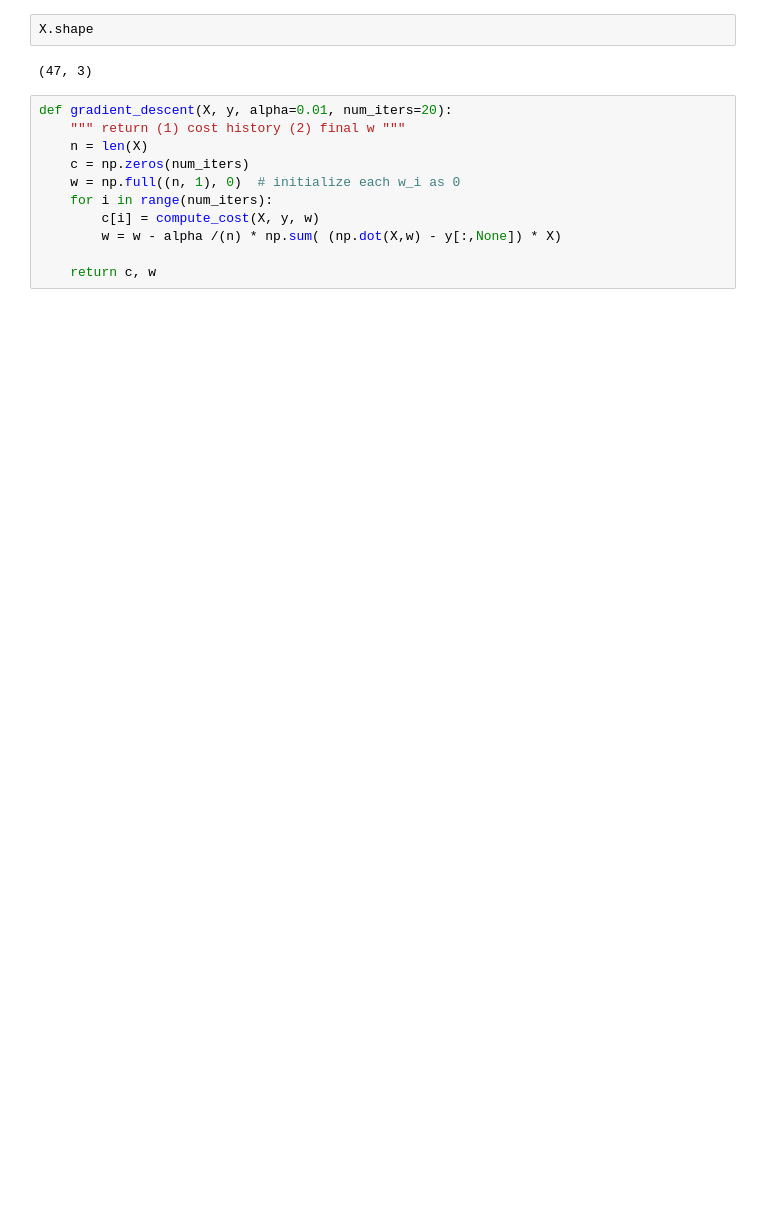
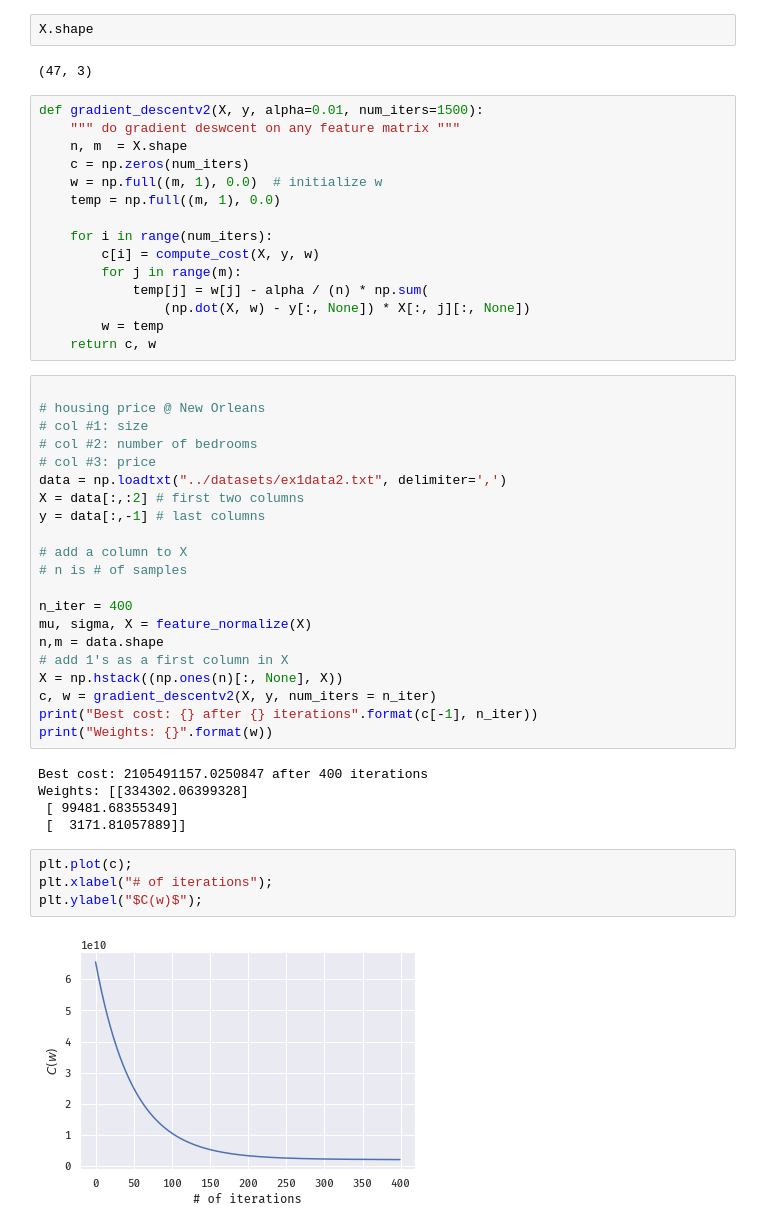
Before and after one commit to fwang2/ML, a Jupyter notebook: notebooks/gradient-descent.ipynb, the cells around one changed output. Saved outputs shown, nothing was run; the diff lists cells and outputs as text; blank space fills up the shorter version.

```diff
--- a/notebooks/gradient-descent.ipynb
+++ b/notebooks/gradient-descent.ipynb
@@ -235,13 +226,49 @@ X.shape
 # %% [output]
 (47, 3)
 # %%
-def gradient_descent(X, y, alpha=0.01, num_iters=20):
-    """ return (1) cost history (2) final w """
-    n = len(X)
+def gradient_descentv2(X, y, alpha=0.01, num_iters=1500):
+    """ do gradient deswcent on any feature matrix """
+    n, m  = X.shape
     c = np.zeros(num_iters)
-    w = np.full((n, 1), 0)  # initialize each w_i as 0
+    w = np.full((m, 1), 0.0)  # initialize w
+    temp = np.full((m, 1), 0.0)
+
     for i in range(num_iters):
         c[i] = compute_cost(X, y, w)
-        w = w - alpha /(n) * np.sum( (np.dot(X,w) - y[:,None]) * X)
-
+        for j in range(m):
+            temp[j] = w[j] - alpha / (n) * np.sum(
+                (np.dot(X, w) - y[:, None]) * X[:, j][:, None])
+        w = temp
     return c, w
+# %%
+
+# housing price @ New Orleans
+# col #1: size
+# col #2: number of bedrooms
+# col #3: price
+data = np.loadtxt("../datasets/ex1data2.txt", delimiter=',')
+X = data[:,:2] # first two columns
+y = data[:,-1] # last columns
+
+# add a column to X
+# n is # of samples
+
+n_iter = 400
+mu, sigma, X = feature_normalize(X)
+n,m = data.shape
+# add 1's as a first column in X
+X = np.hstack((np.ones(n)[:, None], X))
+c, w = gradient_descentv2(X, y, num_iters = n_iter)
+print("Best cost: {} after {} iterations".format(c[-1], n_iter))
+print("Weights: {}".format(w))
+# %% [output]
+Best cost: 2105491157.0250847 after 400 iterations
+Weights: [[334302.06399328]
+ [ 99481.68355349]
+ [  3171.81057889]]
+# %%
+plt.plot(c);
+plt.xlabel("# of iterations");
+plt.ylabel("$C(w)$");
+# %% [output]
+[figure, added]
```
Also changed, not shown: parts of 3 cells of this notebook, 1 other file.
